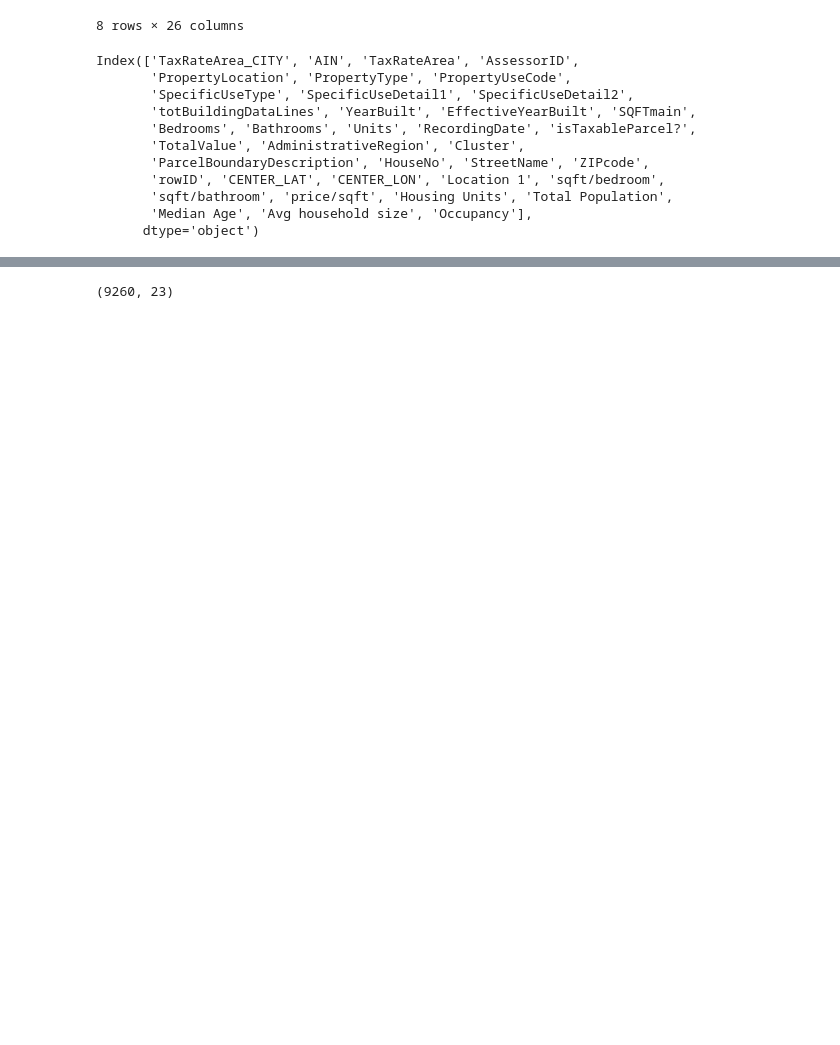
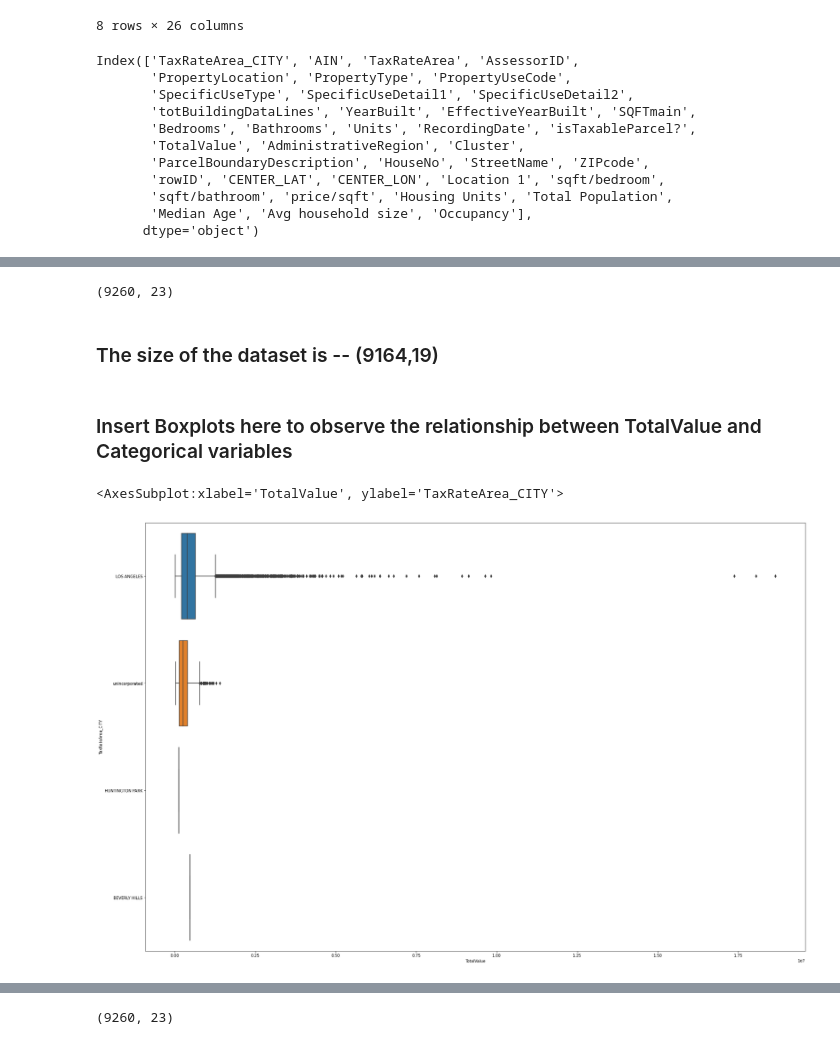
Before and after one commit to am-meritus/XBRE-AVM, a Jupyter notebook: Capstone.ipynb, the cells around one changed output, grey strips where cells are left out. Cells and saved outputs as stored; diff of their text form; code cells hidden in the pictures; blank space fills up the shorter version.

```diff
--- a/Capstone.ipynb
+++ b/Capstone.ipynb
@@ -1298,0 +1296,14 @@ dv2 = dv2.fillna(value=cache)
+# %%
+dv2.shape
+# %% [output]
+(9260, 23)
+# %% [markdown]
+### The size of the dataset is -- (9164,19)
+# %% [markdown]
+### Insert Boxplots here to observe the relationship between TotalValue and Categorical variables
+# %%
+fig, ax = plt.subplots(figsize=(30,20))
+sns.boxplot(x='TotalValue', y='TaxRateArea_CITY' , data=dv2)
+# %% [output]
+<AxesSubplot:xlabel='TotalValue', ylabel='TaxRateArea_CITY'>
+[figure, added]
```
Also changed, not shown: parts of 36 cells of this notebook.
